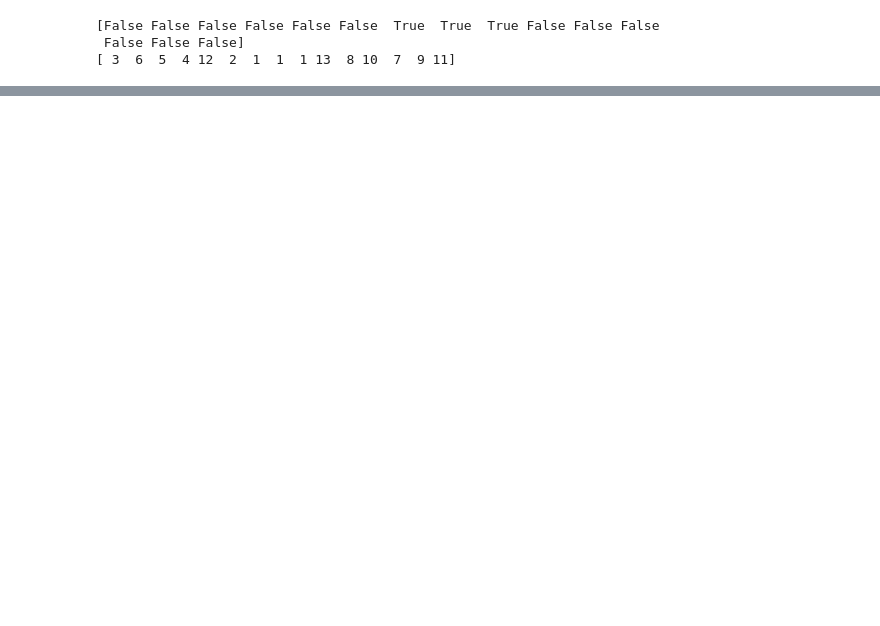
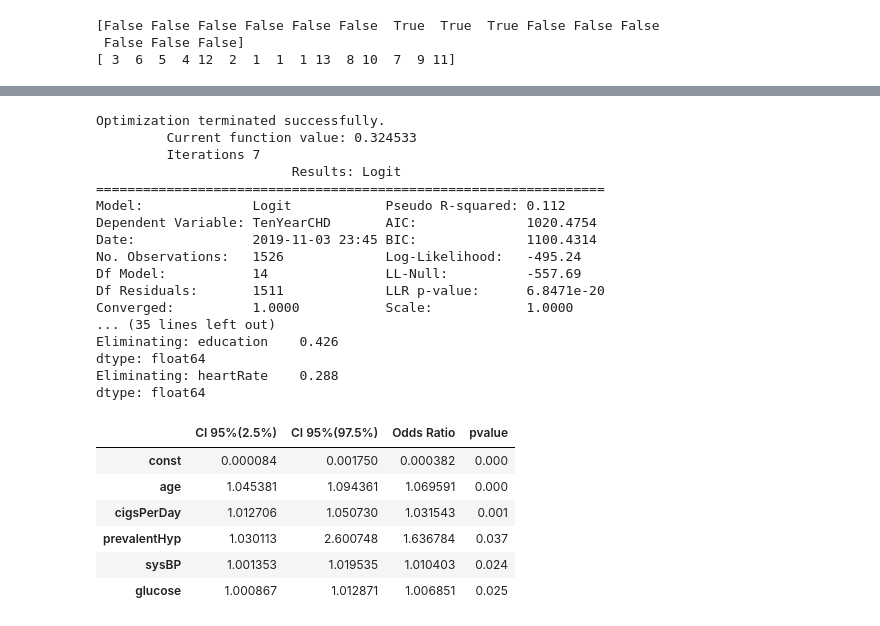
Before and after one commit to tanyani/ds-cheatsheets, a Jupyter notebook: Regressions.ipynb, the cells around one changed output, grey strips where cells are left out. Saved outputs shown, nothing was run; the diff lists cells and outputs as text; code cells hidden in the pictures; blank space fills up the shorter version.

```diff
--- a/Regressions.ipynb
+++ b/Regressions.ipynb
@@ -343,0 +388,43 @@ print(rfe.ranking_)
+# %%
+X_train, X_test, y_train, y_test = dataSplit(df_f, 'TenYearCHD', False)
+df_X = add_constant(X_train)
+
+logit_model = sm.Logit(y_train, df_X)
+res = logit_model.fit()
+print(res.summary2())
+
+res = backwardElimination(df_X, y_train, res.params.index)
+
+params = np.exp(res.params)
+conf = np.exp(res.conf_int())
+conf['OR'] = params
+pvalue = round(res.pvalues, 3)
+conf['pvalue'] = pvalue
+conf.columns = ['CI 95%(2.5%)', 'CI 95%(97.5%)', 'Odds Ratio','pvalue']
+conf_f = conf
+conf
+# %% [output]
+Optimization terminated successfully.
+         Current function value: 0.324533
+         Iterations 7
+                         Results: Logit
+=================================================================
+Model:              Logit            Pseudo R-squared: 0.112
+Dependent Variable: TenYearCHD       AIC:              1020.4754
+Date:               2019-11-03 23:45 BIC:              1100.4314
+No. Observations:   1526             Log-Likelihood:   -495.24
+Df Model:           14               LL-Null:          -557.69
+Df Residuals:       1511             LLR p-value:      6.8471e-20
+Converged:          1.0000           Scale:            1.0000
+... (35 lines left out)
+Eliminating: education    0.426
+dtype: float64
+Eliminating: heartRate    0.288
+dtype: float64
+|  | CI 95%(2.5%) | CI 95%(97.5%) | Odds Ratio | pvalue |
+| const | 0.000084 | 0.001750 | 0.000382 | 0.000 |
+| age | 1.045381 | 1.094361 | 1.069591 | 0.000 |
+| cigsPerDay | 1.012706 | 1.050730 | 1.031543 | 0.001 |
+| prevalentHyp | 1.030113 | 2.600748 | 1.636784 | 0.037 |
+| sysBP | 1.001353 | 1.019535 | 1.010403 | 0.024 |
+| glucose | 1.000867 | 1.012871 | 1.006851 | 0.025 |
```
Also changed, not shown: parts of 11 cells of this notebook.
